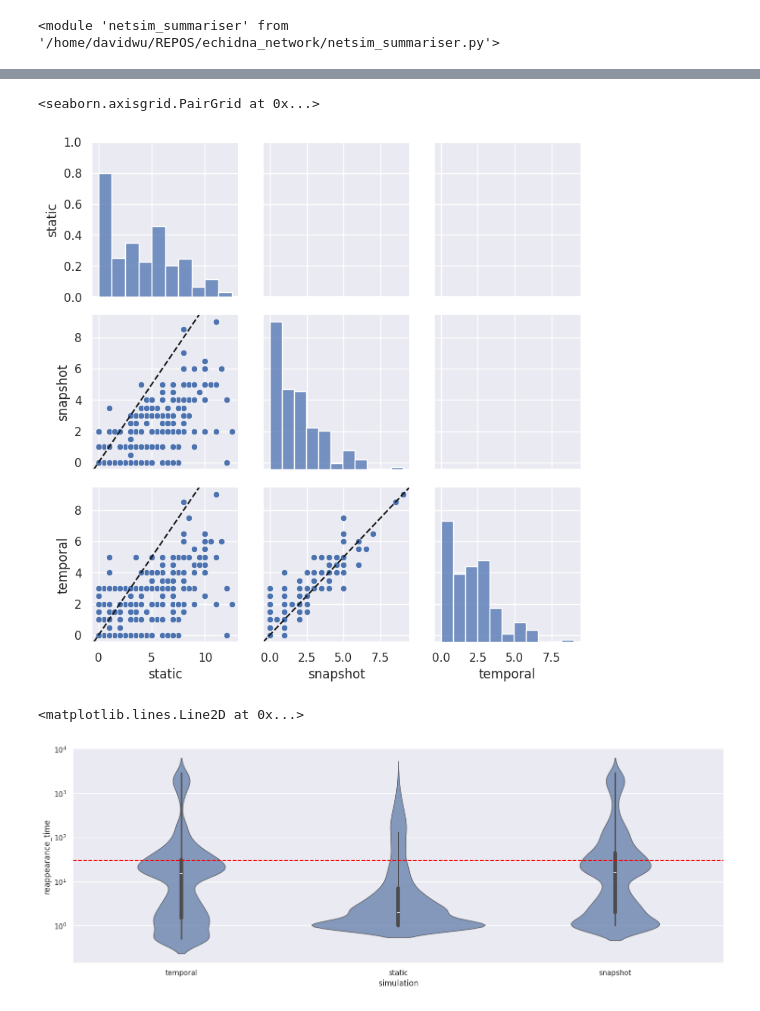
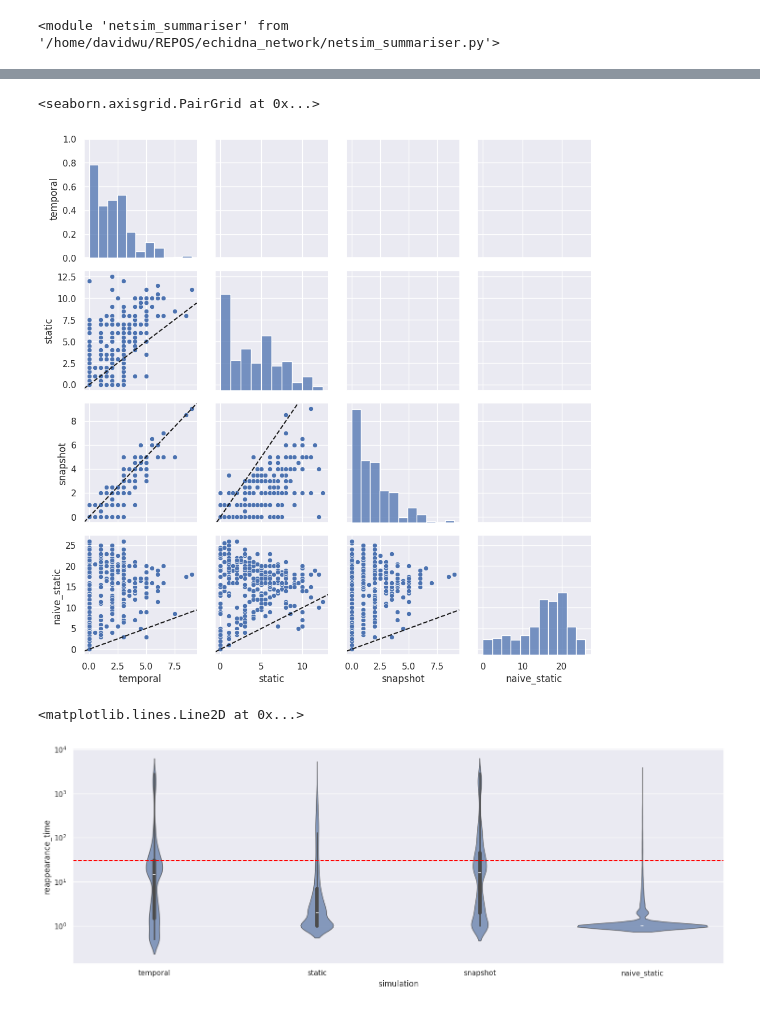
Before and after one commit to dwu0042/explore_echidna, a Jupyter notebook: compute_summary_stats.ipynb, the cells around one changed output, grey strips where cells are left out. Drawn from its saved outputs; the diff is of its cells as text; code cells hidden in the pictures.

Commit message:
Fix naive simulation code; update results for naive static

```diff
--- a/compute_summary_stats.ipynb
+++ b/compute_summary_stats.ipynb
@@ -20,7 +20,8 @@ RECOMPUTE_METRICS = False
 simulation_archives = {
     'temporal': './zero_sims/temporal/sim_all_30s.h5',
     'static': './zero_sims/static/sim_all_30s.h5',
-    'snapshot': './zero_sims/snapshot/sims_with_30seeds_pseudocap.h5'
+    'snapshot': './zero_sims/snapshot/sims_with_30seeds_pseudocap.h5',
+    'naive_static': './zero_sims/naive_static/sim_all_30s.h5',
 }
 
 processed_results = {}
@@ -132,13 +134,13 @@ plt.axline((0,0), slope=1, color='k', linestyle='dashed')
 # %%
-ppl = sns.PairGrid(paired_median_df.to_pandas(), vars=['static', 'snapshot', 'temporal'])
+ppl = sns.PairGrid(paired_median_df.to_pandas(), vars=list(processed_results.keys()))
 ppl.map_lower(sns.scatterplot)
 ppl.map_diag(sns.histplot)
 # ppl.map_upper(sns.scatterplot)
 ppl.map_lower(lambda *a, **k: plt.axline((0,0), slope=1, linestyle='dashed', color='k'))
 # ppl.savefig('zero_median_extent_pairedplot.png', dpi=200)
 # %% [output]
 <seaborn.axisgrid.PairGrid at 0x...>
-[figure, old version]
+[figure, new version]
 # %%
 def extract_reappearance_time(df):
 
@@ -164,10 +160,11 @@ reapp_temporal = extract_reappearance_time(temporal_df)
 fig, ax = plt.subplots(figsize=(18, 6))
 
 combined_reapp = pl.concat(
-    [extract_reappearance_time(df).with_columns(pl.lit(label).alias('simulation'),
-                     (1.0 / pl.col('reappearance_time')).alias('reappearance_rate')
-                    )
-                     for label, df in processed_results.items()
+    [extract_reappearance_time(df).with_columns(
+        pl.lit(label).alias('simulation'),
+        (1.0 / pl.col('reappearance_time')).alias('reappearance_rate'),
+    )
+     for label, df in processed_results.items()
     ]
 )
 
@@ -179,4 +176,4 @@ plt.axhline(30, color='red', linestyle='dashed')
 # fig.savefig('zero_reappearance_time.png', dpi=200)
 # %% [output]
 <matplotlib.lines.Line2D at 0x...>
-[figure, old version]
+[figure, new version]
```
Also changed, not shown: parts of 12 cells of this notebook, 1 other file.
